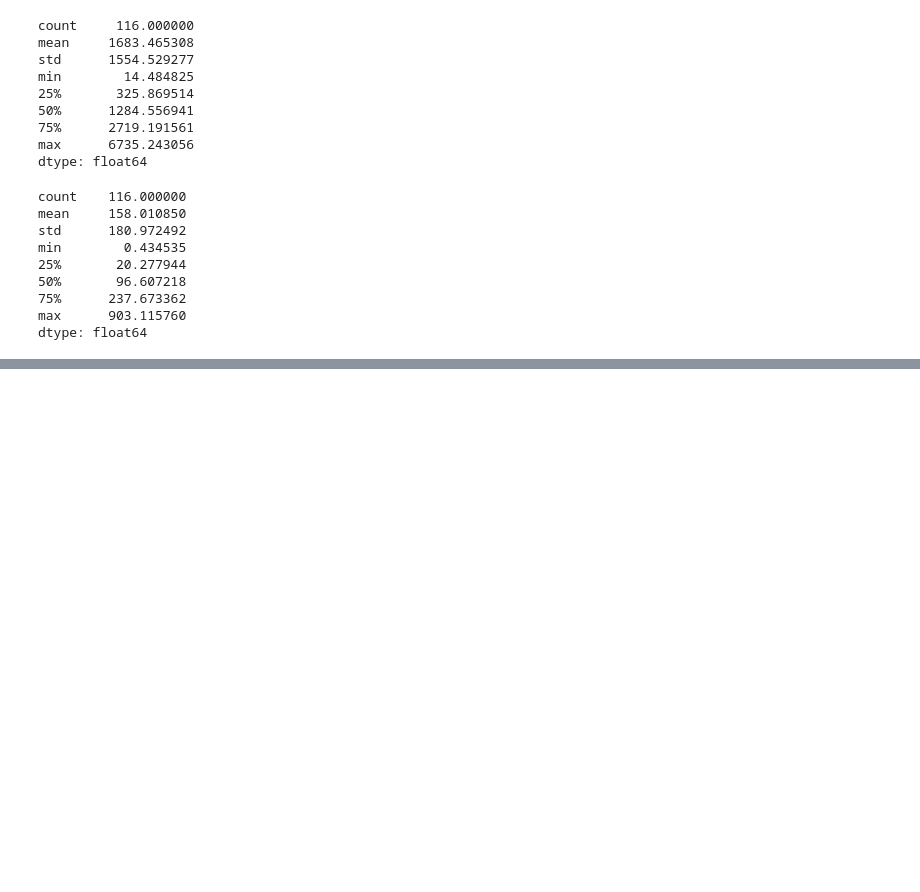
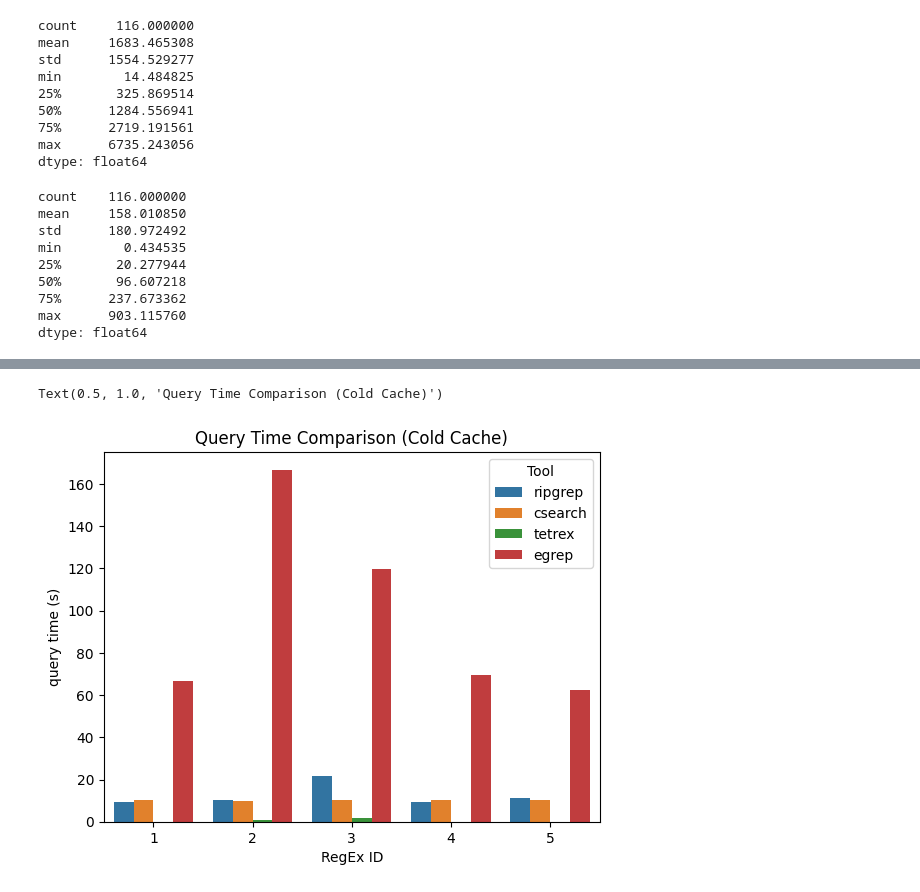
Before and after one commit to remyschwab/TetRex, a Jupyter notebook: utils/visualization_eval.ipynb, the cells around one changed output, grey strips where cells are left out. Drawn from its saved outputs; the diff is of its cells as text; code cells hidden in the pictures; blank space fills up the shorter version.

```diff
--- a/utils/visualization_eval.ipynb
+++ b/utils/visualization_eval.ipynb
@@ -473,0 +503,5 @@ dtype: float64
+# %%
+sns.barplot(sim_df[sim_df["Cache"] == "cold"], x="RegEx ID", y="query time (s)", hue="Tool").set_title("Query Time Comparison (Cold Cache)")
+# %% [output]
+Text(0.5, 1.0, 'Query Time Comparison (Cold Cache)')
+[figure, added]
```
Also changed, not shown: parts of 50 cells of this notebook, 3 other files.
